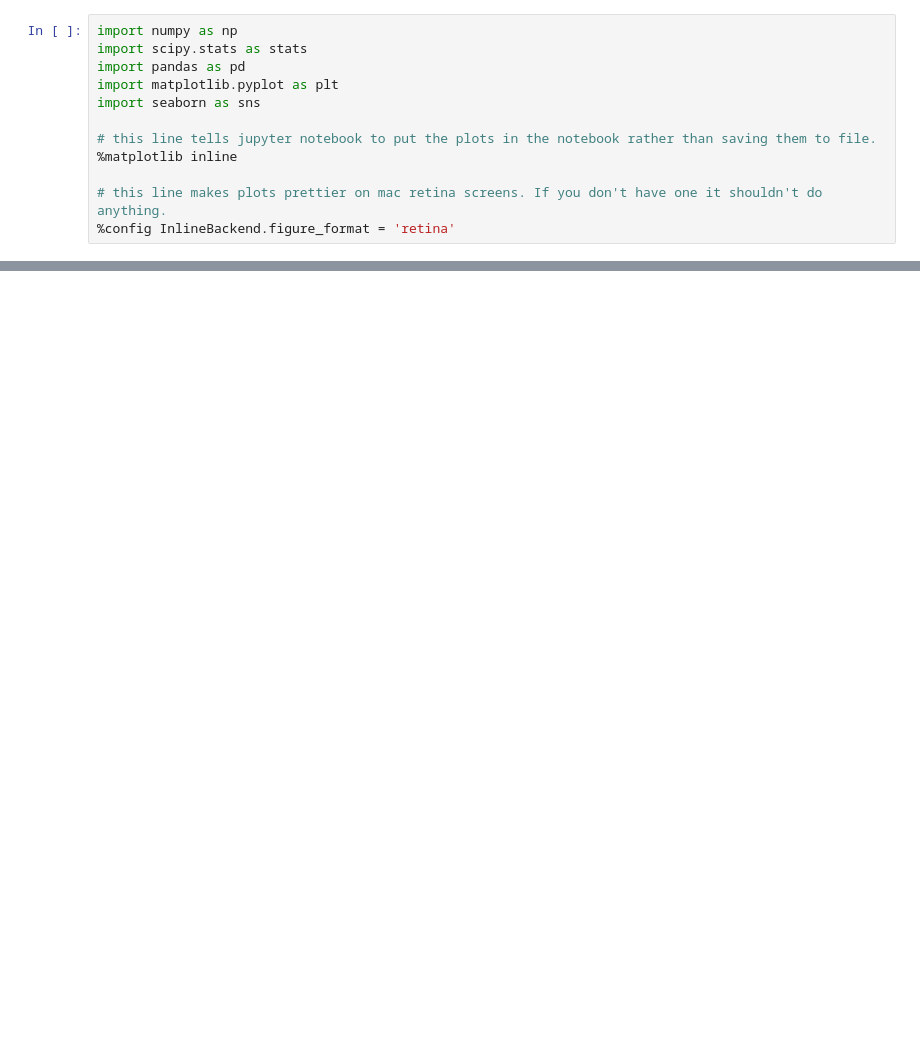
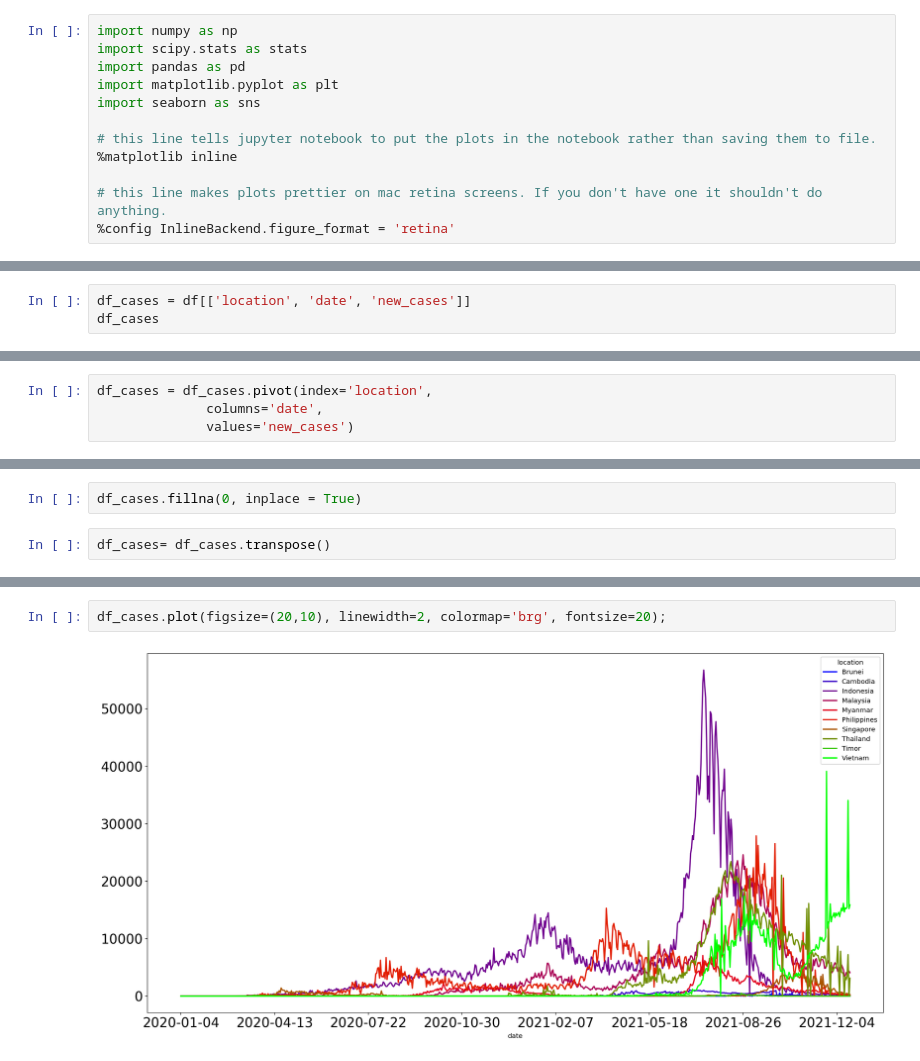
Before and after one commit to dang-nh/COVID19-Exploratory-Data-Analysis, a Jupyter notebook: Untitled.ipynb, the cells around one changed output, grey strips where cells are left out. Cells and saved outputs as stored; diff of their text form; blank space fills up the shorter version.

```diff
--- a/Untitled.ipynb
+++ b/Untitled.ipynb
@@ -38,0 +180,3 @@ Index: []
+# %%
+df_cases = df[['location', 'date', 'new_cases']]
+df_cases
@@ -38,0 +197,4 @@ Index: []
+# %%
+df_cases = df_cases.pivot(index='location',
+              columns='date',
+              values='new_cases')
@@ -38,0 +217,4 @@ Index: []
+# %%
+df_cases.fillna(0, inplace = True)
+# %%
+df_cases= df_cases.transpose()
@@ -38,0 +231,4 @@ Index: []
+# %%
+df_cases.plot(figsize=(20,10), linewidth=2, colormap='brg', fontsize=20);
+# %% [output]
+[figure, added]
```
Also changed, not shown: parts of 34 cells of this notebook, 32 other files.
